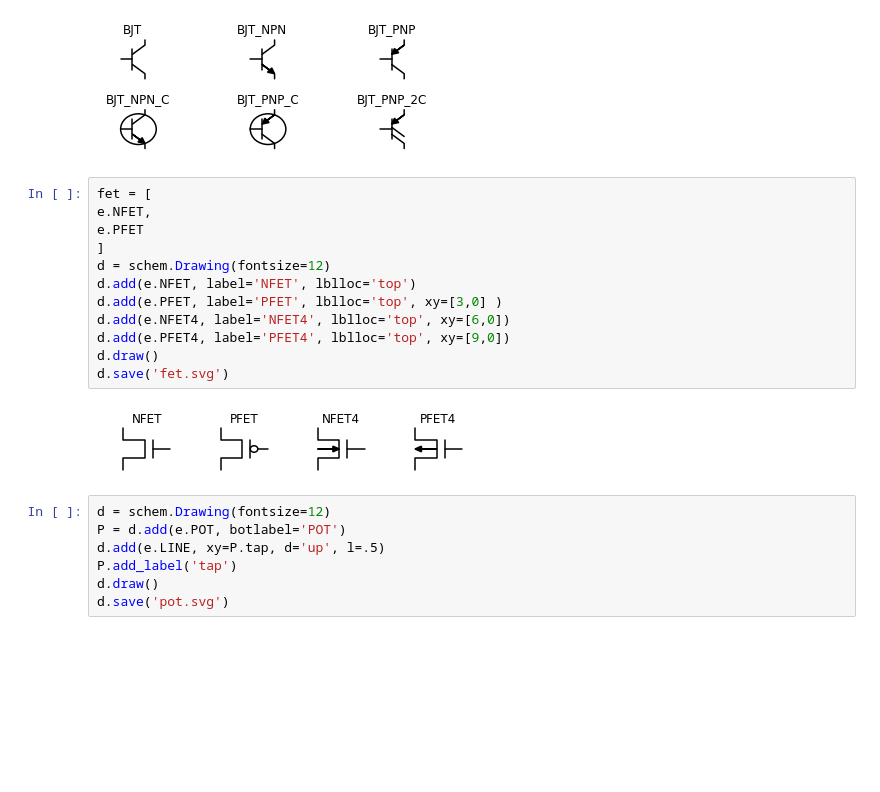
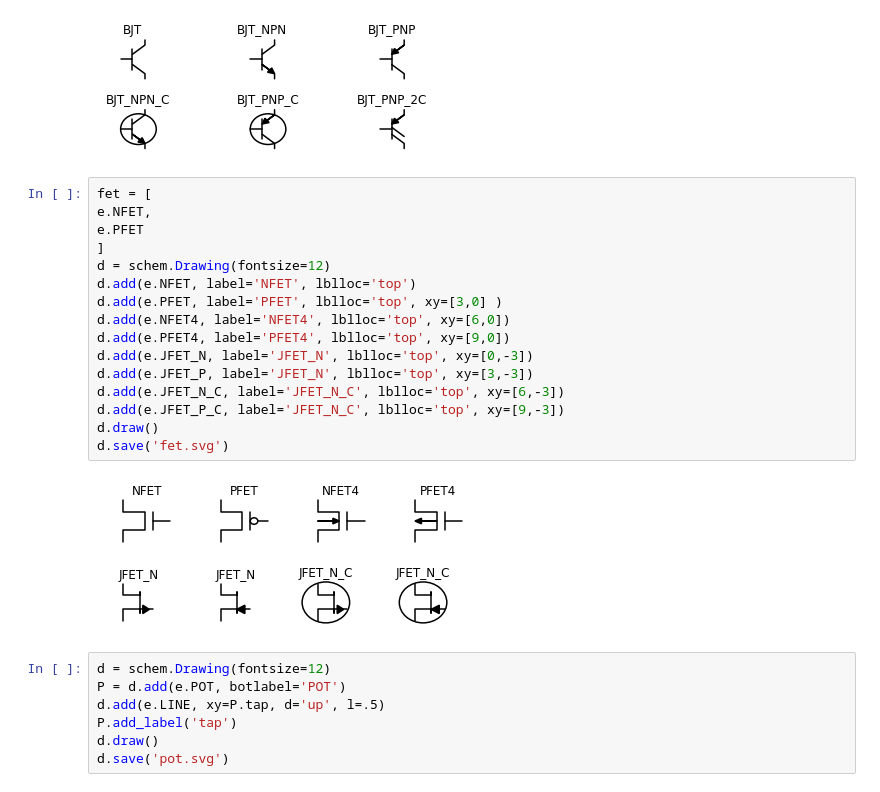
Before and after one commit to cdelker/schemdraw, a Jupyter notebook: docs/img/doc_images.ipynb, the cells around one changed output. Drawn from its saved outputs; the diff is of its cells as text; blank space fills up the shorter version.

```diff
--- a/docs/img/doc_images.ipynb
+++ b/docs/img/doc_images.ipynb
@@ -181,17 +185,21 @@ drawElements(bjt, n=3, dy=2.5, fname='bjt.svg', lblloc='top')
 # %%
 fet = [
 e.NFET,
 e.PFET
 ]
 d = schem.Drawing(fontsize=12)
 d.add(e.NFET, label='NFET', lblloc='top')
 d.add(e.PFET, label='PFET', lblloc='top', xy=[3,0] )
 d.add(e.NFET4, label='NFET4', lblloc='top', xy=[6,0])
 d.add(e.PFET4, label='PFET4', lblloc='top', xy=[9,0])
+d.add(e.JFET_N, label='JFET_N', lblloc='top', xy=[0,-3])
+d.add(e.JFET_P, label='JFET_N', lblloc='top', xy=[3,-3])
+d.add(e.JFET_N_C, label='JFET_N_C', lblloc='top', xy=[6,-3])
+d.add(e.JFET_P_C, label='JFET_N_C', lblloc='top', xy=[9,-3])
 d.draw()
 d.save('fet.svg')
 # %% [output]
-[figure, old version]
+[figure, new version]
 # %%
 d = schem.Drawing(fontsize=12)
 P = d.add(e.POT, botlabel='POT')
```
Also changed, not shown: parts of 2 cells of this notebook, 33 other files.
